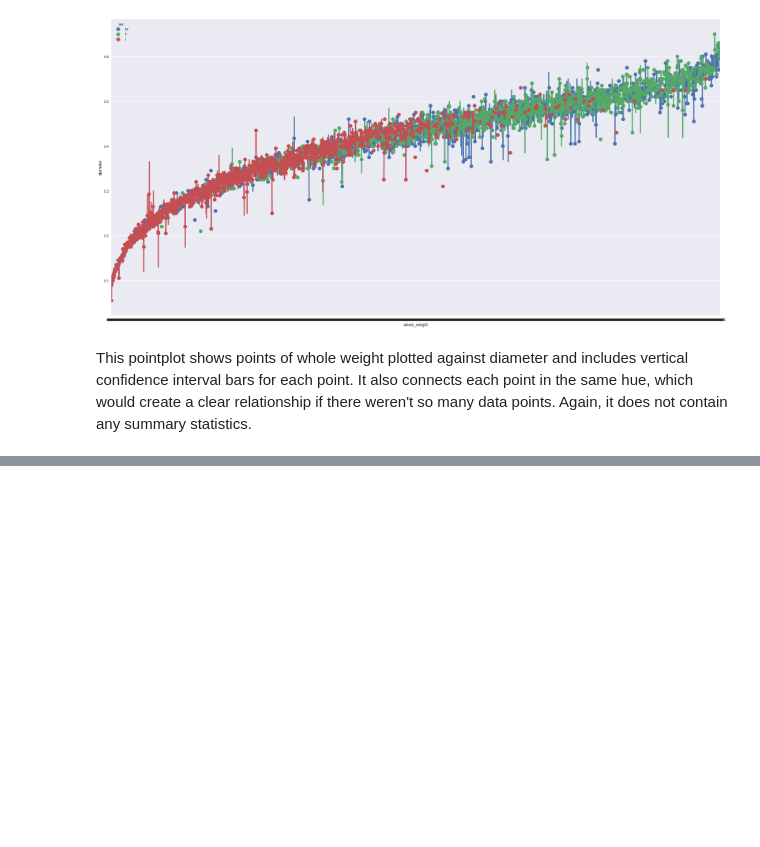
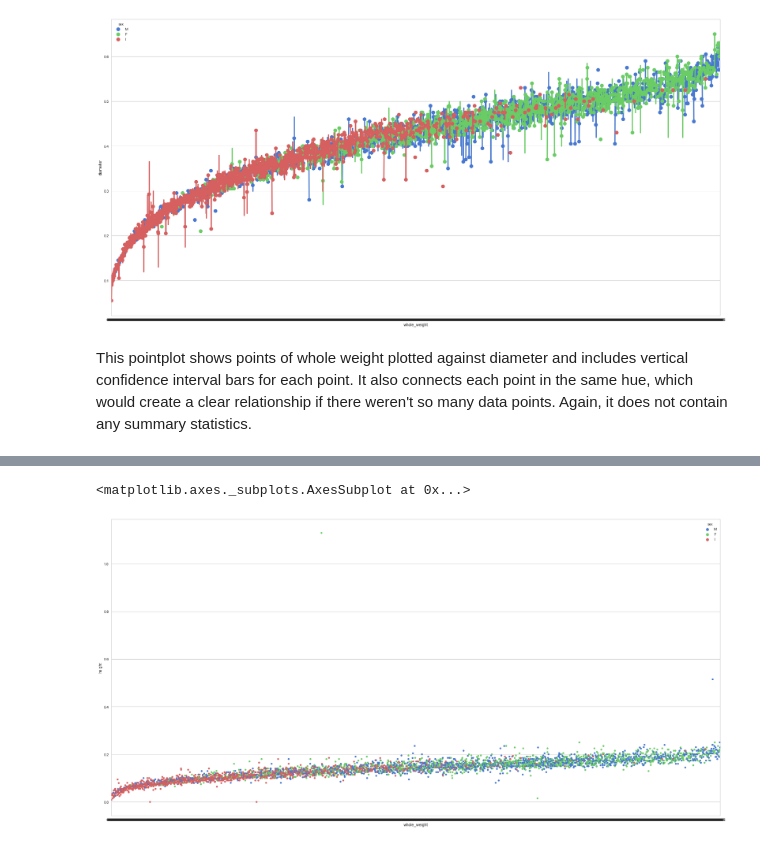
Before and after one commit to meqrothwell/Thinkful, a Jupyter notebook: 1.3.3 Abalone.ipynb, the cells around one changed output, grey strips where cells are left out. Saved outputs shown, nothing was run; the diff lists cells and outputs as text; code cells hidden in the pictures; blank space fills up the shorter version.

```diff
--- a/1.3.3 Abalone.ipynb
+++ b/1.3.3 Abalone.ipynb
@@ -155,0 +157,10 @@ sns.pairplot(abalone);
+# %%
+plt.figure(figsize=(30, 15))
+sns.set(style="whitegrid", palette="muted")
+
+#iris = pd.melt(iris, "species", var_name="measurement")
+
+sns.swarmplot(x="whole_weight", y="height", hue="sex", data=abalone)
+# %% [output]
+<matplotlib.axes._subplots.AxesSubplot at 0x...>
+[figure, added]
```
Also changed, not shown: parts of 2 cells of this notebook.
